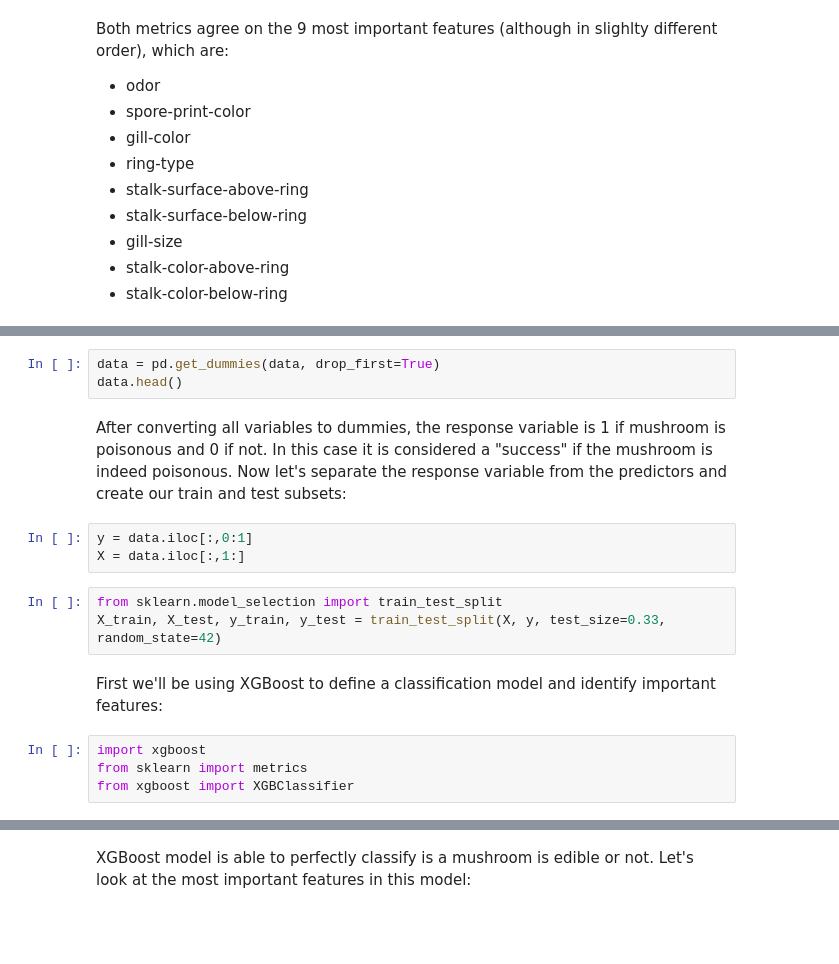
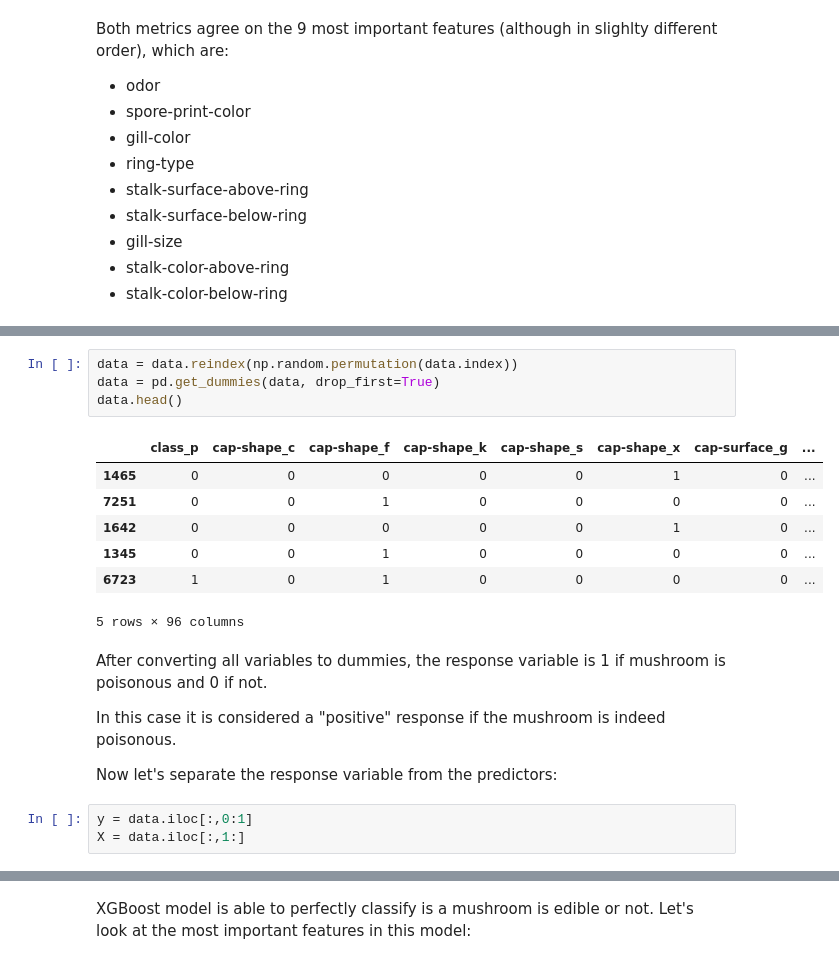
Before and after one commit to andres-zartab/mushroom_classification, a Jupyter notebook: src/mushroom_classification.ipynb, the cells around one changed output, grey strips where cells are left out. Saved outputs shown, nothing was run; the diff lists cells and outputs as text; blank space fills up the shorter version.

```diff
--- a/src/mushroom_classification.ipynb
+++ b/src/mushroom_classification.ipynb
@@ -225,18 +232,21 @@ Both metrics agree on the 9 most important features (although in slighlty differ
 # %%
+data = data.reindex(np.random.permutation(data.index))
 data = pd.get_dummies(data, drop_first=True)
 data.head()
+# %% [output]
+|  | class_p | cap-shape_c | cap-shape_f | cap-shape_k | cap-shape_s | cap-shape_x | cap-surface_g | ... |
+| 1465 | 0 | 0 | 0 | 0 | 0 | 1 | 0 | ... |
+| 7251 | 0 | 0 | 1 | 0 | 0 | 0 | 0 | ... |
+| 1642 | 0 | 0 | 0 | 0 | 0 | 1 | 0 | ... |
+| 1345 | 0 | 0 | 1 | 0 | 0 | 0 | 0 | ... |
+| 6723 | 1 | 0 | 1 | 0 | 0 | 0 | 0 | ... |
+5 rows × 96 columns
 # %% [markdown]
-After converting all variables to dummies, the response variable is 1 if mushroom is poisonous and 0 if not. In this case it is considered a "success" if the mushroom is indeed poisonous.
-Now let's separate the response variable from the predictors and create our train and test subsets:
+After converting all variables to dummies, the response variable is 1 if mushroom is poisonous and 0 if not.
+
+In this case it is considered a "positive" response if the mushroom is indeed poisonous.
+
+Now let's separate the response variable from the predictors:
 # %%
 y = data.iloc[:,0:1]
 X = data.iloc[:,1:]
-# %%
-from sklearn.model_selection import train_test_split
-X_train, X_test, y_train, y_test = train_test_split(X, y, test_size=0.33, random_state=42)
-# %% [markdown]
-First we'll be using XGBoost to define a classification model and identify important features:
-# %%
-import xgboost
-from sklearn import metrics
-from xgboost import XGBClassifier
```
Also changed, not shown: parts of 12 cells of this notebook.
